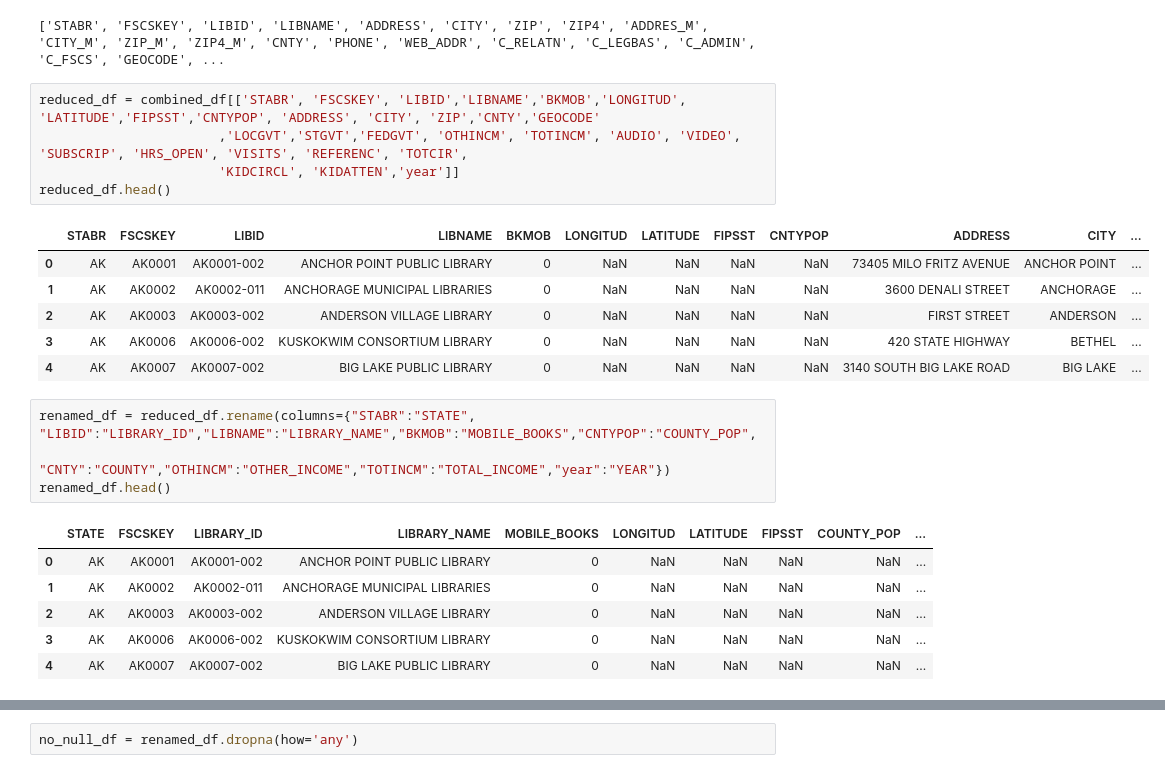
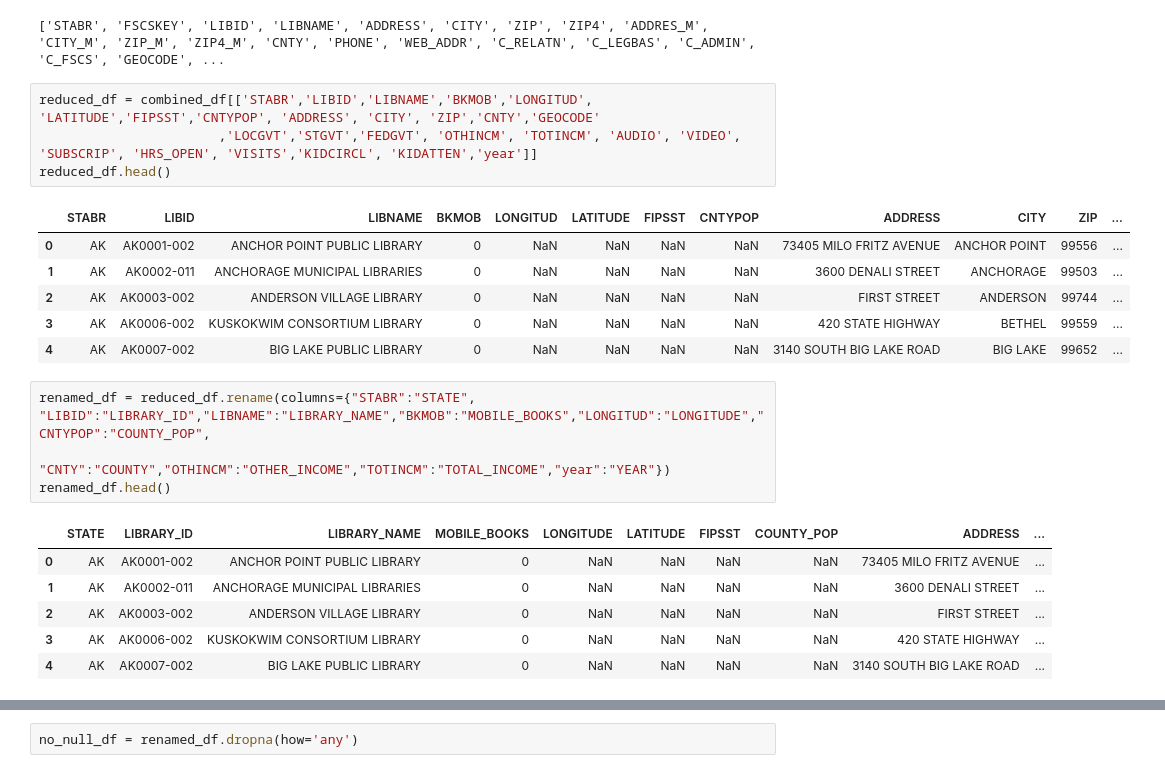
Before and after one commit to Becca8463/Project_3, a Jupyter notebook: library.ipynb, the cells around one changed output, grey strips where cells are left out. Cells and saved outputs as stored; diff of their text form.

Commit message:
Updated library notebook

```diff
--- a/library.ipynb
+++ b/library.ipynb
@@ -103,28 +103,27 @@ print(combined_df.columns.tolist())
 # %% [output]
 ['STABR', 'FSCSKEY', 'LIBID', 'LIBNAME', 'ADDRESS', 'CITY', 'ZIP', 'ZIP4', 'ADDRES_M', 'CITY_M', 'ZIP_M', 'ZIP4_M', 'CNTY', 'PHONE', 'WEB_ADDR', 'C_RELATN', 'C_LEGBAS', 'C_ADMIN', 'C_FSCS', 'GEOCODE', ...
 # %%
-reduced_df = combined_df[['STABR', 'FSCSKEY', 'LIBID','LIBNAME','BKMOB','LONGITUD', 'LATITUDE','FIPSST','CNTYPOP', 'ADDRESS', 'CITY', 'ZIP','CNTY','GEOCODE'
-                       ,'LOCGVT','STGVT','FEDGVT', 'OTHINCM', 'TOTINCM', 'AUDIO', 'VIDEO', 'SUBSCRIP', 'HRS_OPEN', 'VISITS', 'REFERENC', 'TOTCIR',
-                       'KIDCIRCL', 'KIDATTEN','year']]
+reduced_df = combined_df[['STABR','LIBID','LIBNAME','BKMOB','LONGITUD', 'LATITUDE','FIPSST','CNTYPOP', 'ADDRESS', 'CITY', 'ZIP','CNTY','GEOCODE'
+                       ,'LOCGVT','STGVT','FEDGVT', 'OTHINCM', 'TOTINCM', 'AUDIO', 'VIDEO', 'SUBSCRIP', 'HRS_OPEN', 'VISITS','KIDCIRCL', 'KIDATTEN','year']]
 reduced_df.head()
 # %% [output]
-|  | STABR | FSCSKEY | LIBID | LIBNAME | BKMOB | LONGITUD | LATITUDE | FIPSST | CNTYPOP | ADDRESS | CITY | ... |
-| 0 | AK | AK0001 | AK0001-002 | ANCHOR POINT PUBLIC LIBRARY | 0 | NaN | NaN | NaN | NaN | 73405 MILO FRITZ AVENUE | ANCHOR POINT | ... |
-| 1 | AK | AK0002 | AK0002-011 | ANCHORAGE MUNICIPAL LIBRARIES | 0 | NaN | NaN | NaN | NaN | 3600 DENALI STREET | ANCHORAGE | ... |
-| 2 | AK | AK0003 | AK0003-002 | ANDERSON VILLAGE LIBRARY | 0 | NaN | NaN | NaN | NaN | FIRST STREET | ANDERSON | ... |
-| 3 | AK | AK0006 | AK0006-002 | KUSKOKWIM CONSORTIUM LIBRARY | 0 | NaN | NaN | NaN | NaN | 420 STATE HIGHWAY | BETHEL | ... |
-| 4 | AK | AK0007 | AK0007-002 | BIG LAKE PUBLIC LIBRARY | 0 | NaN | NaN | NaN | NaN | 3140 SOUTH BIG LAKE ROAD | BIG LAKE | ... |
+|  | STABR | LIBID | LIBNAME | BKMOB | LONGITUD | LATITUDE | FIPSST | CNTYPOP | ADDRESS | CITY | ZIP | ... |
+| 0 | AK | AK0001-002 | ANCHOR POINT PUBLIC LIBRARY | 0 | NaN | NaN | NaN | NaN | 73405 MILO FRITZ AVENUE | ANCHOR POINT | 99556 | ... |
+| 1 | AK | AK0002-011 | ANCHORAGE MUNICIPAL LIBRARIES | 0 | NaN | NaN | NaN | NaN | 3600 DENALI STREET | ANCHORAGE | 99503 | ... |
+| 2 | AK | AK0003-002 | ANDERSON VILLAGE LIBRARY | 0 | NaN | NaN | NaN | NaN | FIRST STREET | ANDERSON | 99744 | ... |
+| 3 | AK | AK0006-002 | KUSKOKWIM CONSORTIUM LIBRARY | 0 | NaN | NaN | NaN | NaN | 420 STATE HIGHWAY | BETHEL | 99559 | ... |
+| 4 | AK | AK0007-002 | BIG LAKE PUBLIC LIBRARY | 0 | NaN | NaN | NaN | NaN | 3140 SOUTH BIG LAKE ROAD | BIG LAKE | 99652 | ... |
 # %%
-renamed_df = reduced_df.rename(columns={"STABR":"STATE", "LIBID":"LIBRARY_ID","LIBNAME":"LIBRARY_NAME","BKMOB":"MOBILE_BOOKS","CNTYPOP":"COUNTY_POP",
+renamed_df = reduced_df.rename(columns={"STABR":"STATE", "LIBID":"LIBRARY_ID","LIBNAME":"LIBRARY_NAME","BKMOB":"MOBILE_BOOKS","LONGITUD":"LONGITUDE","CNTYPOP":"COUNTY_POP",
                                           "CNTY":"COUNTY","OTHINCM":"OTHER_INCOME","TOTINCM":"TOTAL_INCOME","year":"YEAR"})
 renamed_df.head()
 # %% [output]
-|  | STATE | FSCSKEY | LIBRARY_ID | LIBRARY_NAME | MOBILE_BOOKS | LONGITUD | LATITUDE | FIPSST | COUNTY_POP | ... |
-| 0 | AK | AK0001 | AK0001-002 | ANCHOR POINT PUBLIC LIBRARY | 0 | NaN | NaN | NaN | NaN | ... |
-| 1 | AK | AK0002 | AK0002-011 | ANCHORAGE MUNICIPAL LIBRARIES | 0 | NaN | NaN | NaN | NaN | ... |
-| 2 | AK | AK0003 | AK0003-002 | ANDERSON VILLAGE LIBRARY | 0 | NaN | NaN | NaN | NaN | ... |
-| 3 | AK | AK0006 | AK0006-002 | KUSKOKWIM CONSORTIUM LIBRARY | 0 | NaN | NaN | NaN | NaN | ... |
-| 4 | AK | AK0007 | AK0007-002 | BIG LAKE PUBLIC LIBRARY | 0 | NaN | NaN | NaN | NaN | ... |
+|  | STATE | LIBRARY_ID | LIBRARY_NAME | MOBILE_BOOKS | LONGITUDE | LATITUDE | FIPSST | COUNTY_POP | ADDRESS | ... |
+| 0 | AK | AK0001-002 | ANCHOR POINT PUBLIC LIBRARY | 0 | NaN | NaN | NaN | NaN | 73405 MILO FRITZ AVENUE | ... |
+| 1 | AK | AK0002-011 | ANCHORAGE MUNICIPAL LIBRARIES | 0 | NaN | NaN | NaN | NaN | 3600 DENALI STREET | ... |
+| 2 | AK | AK0003-002 | ANDERSON VILLAGE LIBRARY | 0 | NaN | NaN | NaN | NaN | FIRST STREET | ... |
+| 3 | AK | AK0006-002 | KUSKOKWIM CONSORTIUM LIBRARY | 0 | NaN | NaN | NaN | NaN | 420 STATE HIGHWAY | ... |
+| 4 | AK | AK0007-002 | BIG LAKE PUBLIC LIBRARY | 0 | NaN | NaN | NaN | NaN | 3140 SOUTH BIG LAKE ROAD | ... |
 # %%
 renamed_df.count()
 # %% [output]
```
Also changed, not shown: parts of 6 cells of this notebook, 2 other files.
